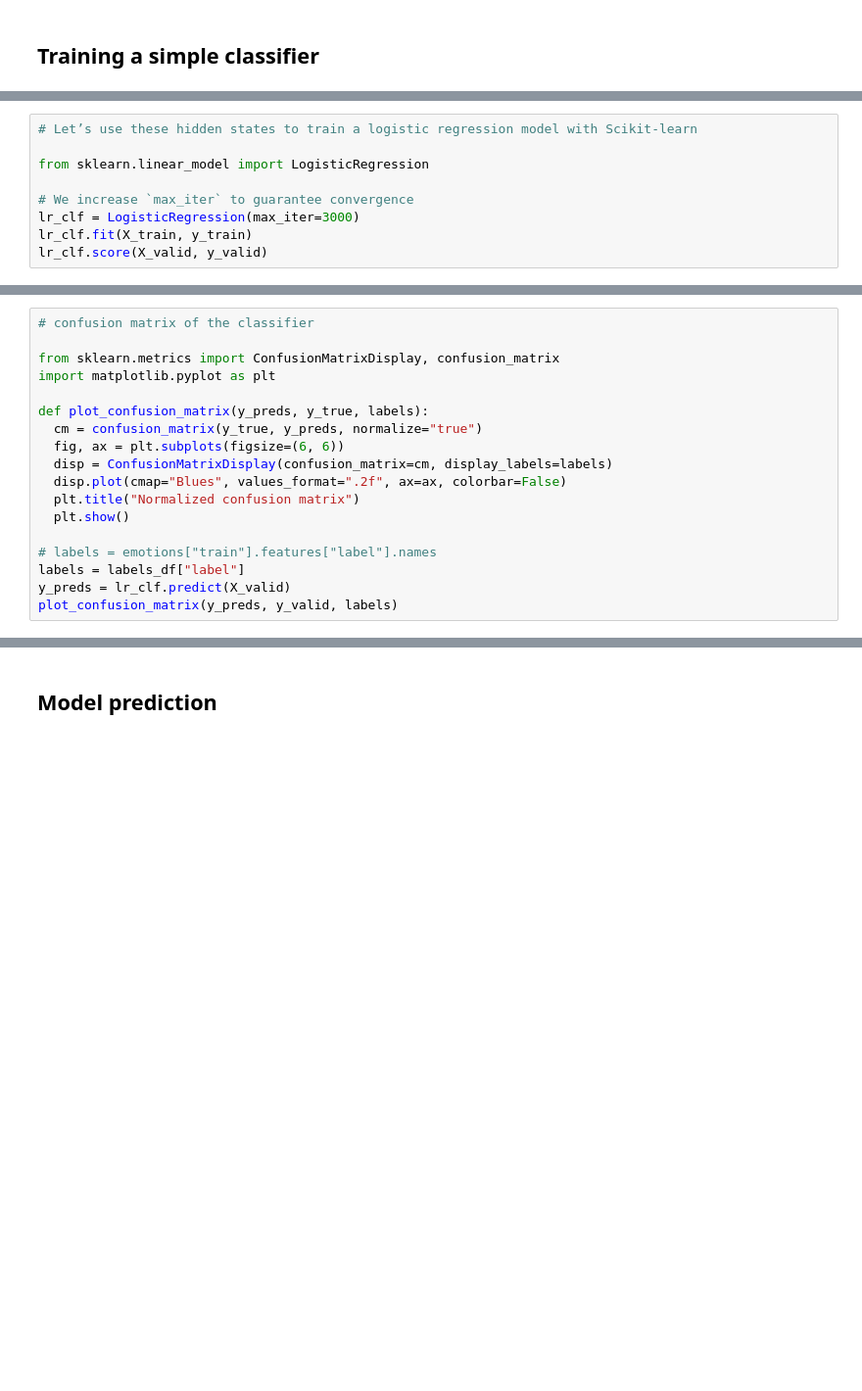
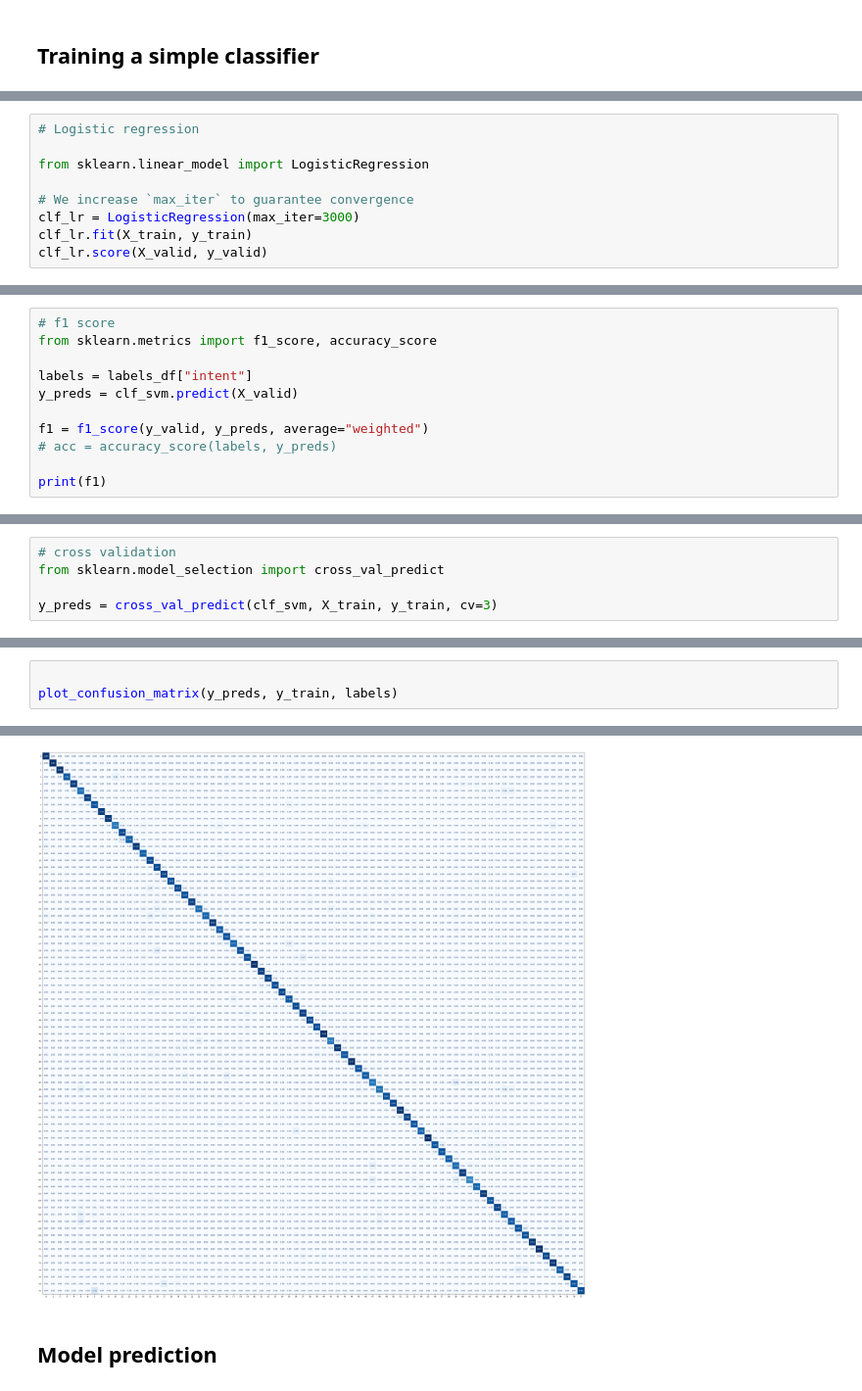
Before and after one commit to samehamin/nlpmvp, a Jupyter notebook: user_defined_model.ipynb, the cells around one changed output, grey strips where cells are left out. Shown at 98% size. Saved outputs shown, nothing was run; the diff lists cells and outputs as text; blank space fills up the shorter version.

```diff
--- a/user_defined_model.ipynb
+++ b/user_defined_model.ipynb
@@ -160,10 +179,10 @@ array([[ 0.3193189 , -0.18509139,  0.5850813 , ..., -0.66352195,
 # %%
-# Let’s use these hidden states to train a logistic regression model with Scikit-learn
+# Logistic regression
 
 from sklearn.linear_model import LogisticRegression
 
 # We increase `max_iter` to guarantee convergence
-lr_clf = LogisticRegression(max_iter=3000)
-lr_clf.fit(X_train, y_train)
-lr_clf.score(X_valid, y_valid)
+clf_lr = LogisticRegression(max_iter=3000)
+clf_lr.fit(X_train, y_train)
+clf_lr.score(X_valid, y_valid)
 # %% [output]
@@ -171,18 +189,0 @@ lr_clf.score(X_valid, y_valid)
-# %%
-# confusion matrix of the classifier
-
-from sklearn.metrics import ConfusionMatrixDisplay, confusion_matrix
-import matplotlib.pyplot as plt
-
-def plot_confusion_matrix(y_preds, y_true, labels):
-  cm = confusion_matrix(y_true, y_preds, normalize="true")
-  fig, ax = plt.subplots(figsize=(6, 6))
-  disp = ConfusionMatrixDisplay(confusion_matrix=cm, display_labels=labels)
-  disp.plot(cmap="Blues", values_format=".2f", ax=ax, colorbar=False)
-  plt.title("Normalized confusion matrix")
-  plt.show()
-
-# labels = emotions["train"].features["label"].names
-labels = labels_df["label"]
-y_preds = lr_clf.predict(X_valid)
-plot_confusion_matrix(y_preds, y_valid, labels)
@@ -190,0 +192,11 @@ plot_confusion_matrix(y_preds, y_valid, labels)
+# %%
+# f1 score
+from sklearn.metrics import f1_score, accuracy_score
+
+labels = labels_df["intent"]
+y_preds = clf_svm.predict(X_valid)
+
+f1 = f1_score(y_valid, y_preds, average="weighted")
+# acc = accuracy_score(labels, y_preds)
+
+print(f1)
@@ -190,0 +207,5 @@ plot_confusion_matrix(y_preds, y_valid, labels)
+# %%
+# cross validation
+from sklearn.model_selection import cross_val_predict
+
+y_preds = cross_val_predict(clf_svm, X_train, y_train, cv=3)
@@ -190,0 +216,4 @@ plot_confusion_matrix(y_preds, y_valid, labels)
+# %%
+
+plot_confusion_matrix(y_preds, y_train, labels)
+# %% [output]
@@ -191,3 +221,4 @@ plot_confusion_matrix(y_preds, y_valid, labels)
+[figure, added]
 # %% [markdown]
 ## Model prediction
 # %%
```
Also changed, not shown: parts of 32 cells of this notebook, 18 other files.
